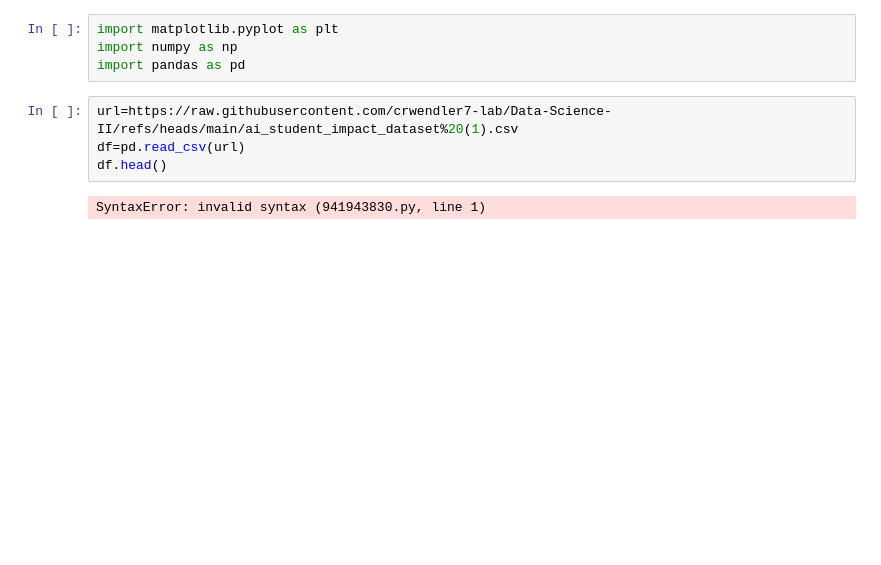
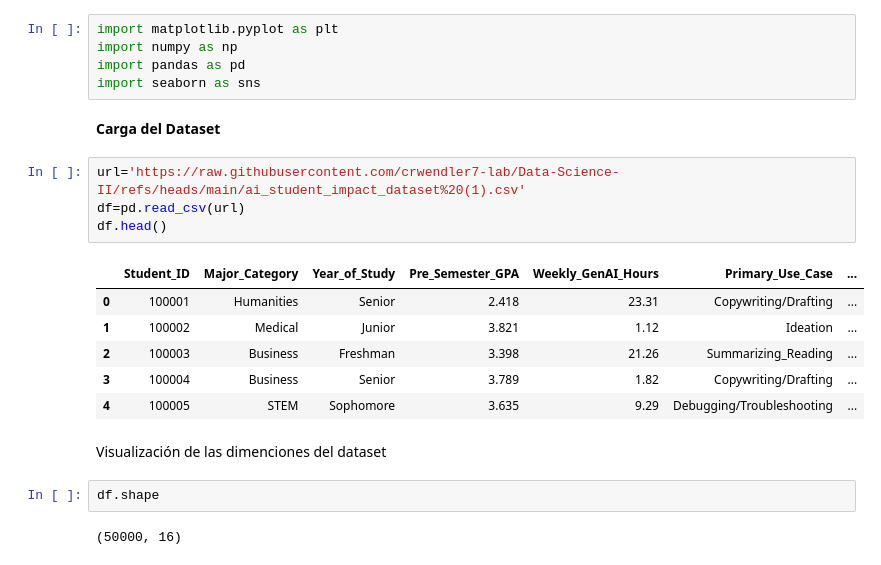
Before and after one commit to crwendler7-lab/Data-Science-II, a Jupyter notebook: TrabajoCDII.ipynb, the cells around one changed output. Cells and saved outputs as stored; diff of their text form; blank space fills up the shorter version.

```diff
--- a/TrabajoCDII.ipynb
+++ b/TrabajoCDII.ipynb
@@ -4,9 +4,23 @@
 import matplotlib.pyplot as plt
 import numpy as np
 import pandas as pd
+import seaborn as sns
+# %% [markdown]
+**Carga del Dataset**
 # %%
-url=https://raw.githubusercontent.com/crwendler7-lab/Data-Science-II/refs/heads/main/ai_student_impact_dataset%20(1).csv
+url='https://raw.githubusercontent.com/crwendler7-lab/Data-Science-II/refs/heads/main/ai_student_impact_dataset%20(1).csv'
 df=pd.read_csv(url)
 df.head()
 # %% [output]
-SyntaxError: invalid syntax (941943830.py, line 1)
+|  | Student_ID | Major_Category | Year_of_Study | Pre_Semester_GPA | Weekly_GenAI_Hours | Primary_Use_Case | ... |
+| 0 | 100001 | Humanities | Senior | 2.418 | 23.31 | Copywriting/Drafting | ... |
+| 1 | 100002 | Medical | Junior | 3.821 | 1.12 | Ideation | ... |
+| 2 | 100003 | Business | Freshman | 3.398 | 21.26 | Summarizing_Reading | ... |
+| 3 | 100004 | Business | Senior | 3.789 | 1.82 | Copywriting/Drafting | ... |
+| 4 | 100005 | STEM | Sophomore | 3.635 | 9.29 | Debugging/Troubleshooting | ... |
+# %% [markdown]
+Visualización de las dimenciones del dataset
+# %%
+df.shape
+# %% [output]
+(50000, 16)
```
Also changed, not shown: parts of 13 cells of this notebook.
